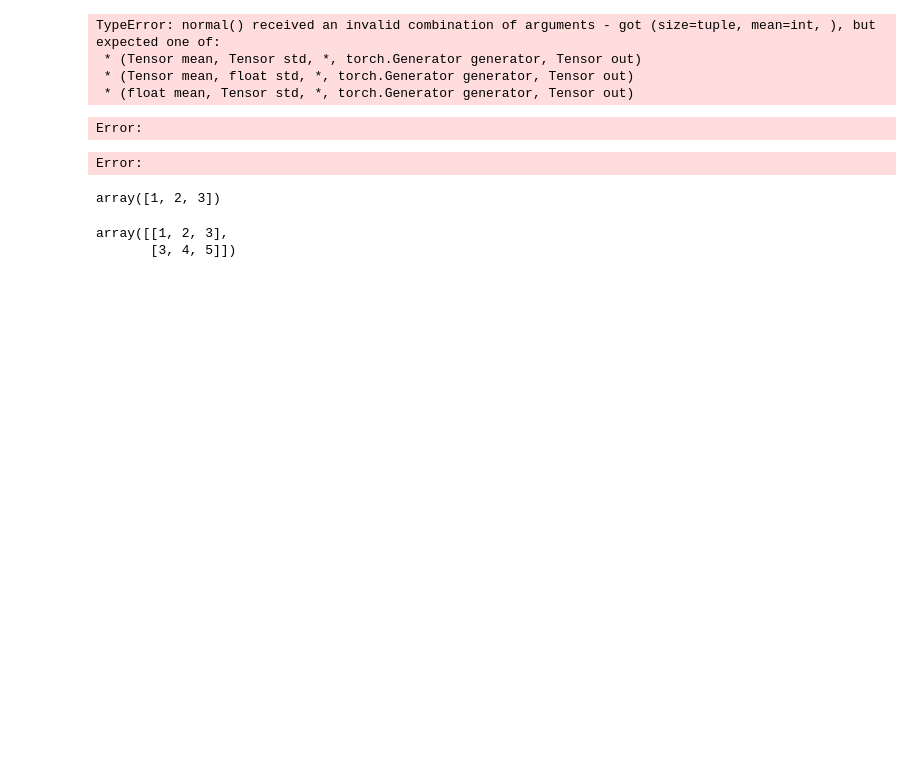
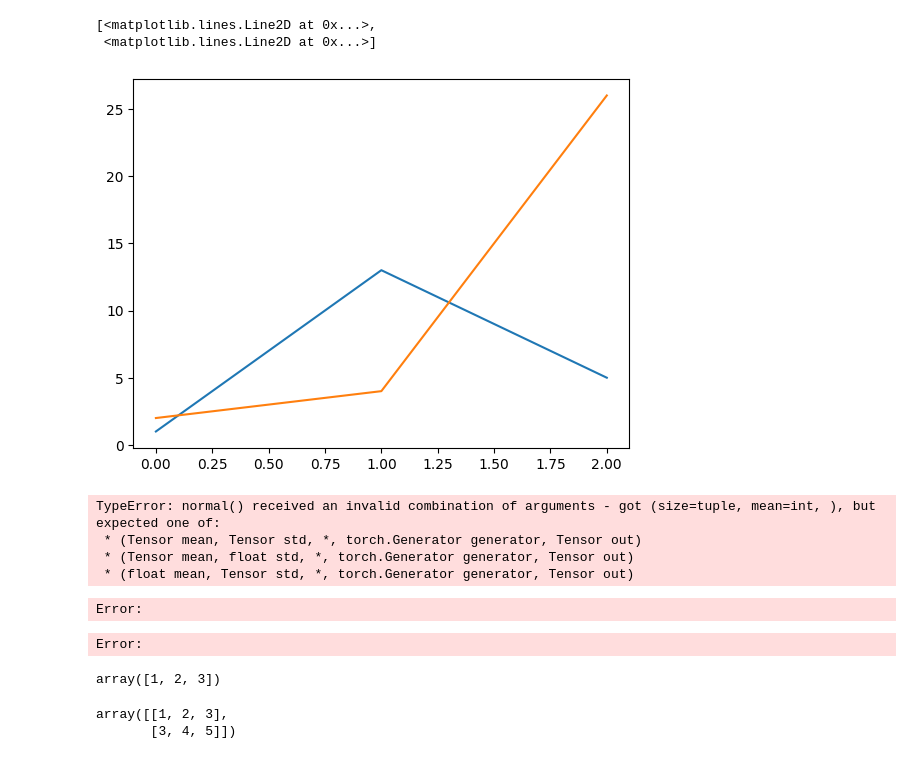
Before and after one commit to zylovestt/1130, a Jupyter notebook: NEW_try.ipynb, the cells around one changed output. Drawn from its saved outputs; the diff is of its cells as text; code cells hidden in the pictures; blank space fills up the shorter version.

```diff
--- a/NEW_try.ipynb
+++ b/NEW_try.ipynb
@@ -9,6 +9,12 @@ import torch.multiprocessing as mp
 import time
 import os
 from NEW_NET import CriticNet
+# %%
+plt.plot([(1,2),(13,4),(5,26)])
+# %% [output]
+[<matplotlib.lines.Line2D at 0x...>,
+ <matplotlib.lines.Line2D at 0x...>]
+[figure, added]
 # %%
 a=torch.ones((300,400),device='cuda')
 for _ in range(1000000):
```
Also changed, not shown: 7 other files.
